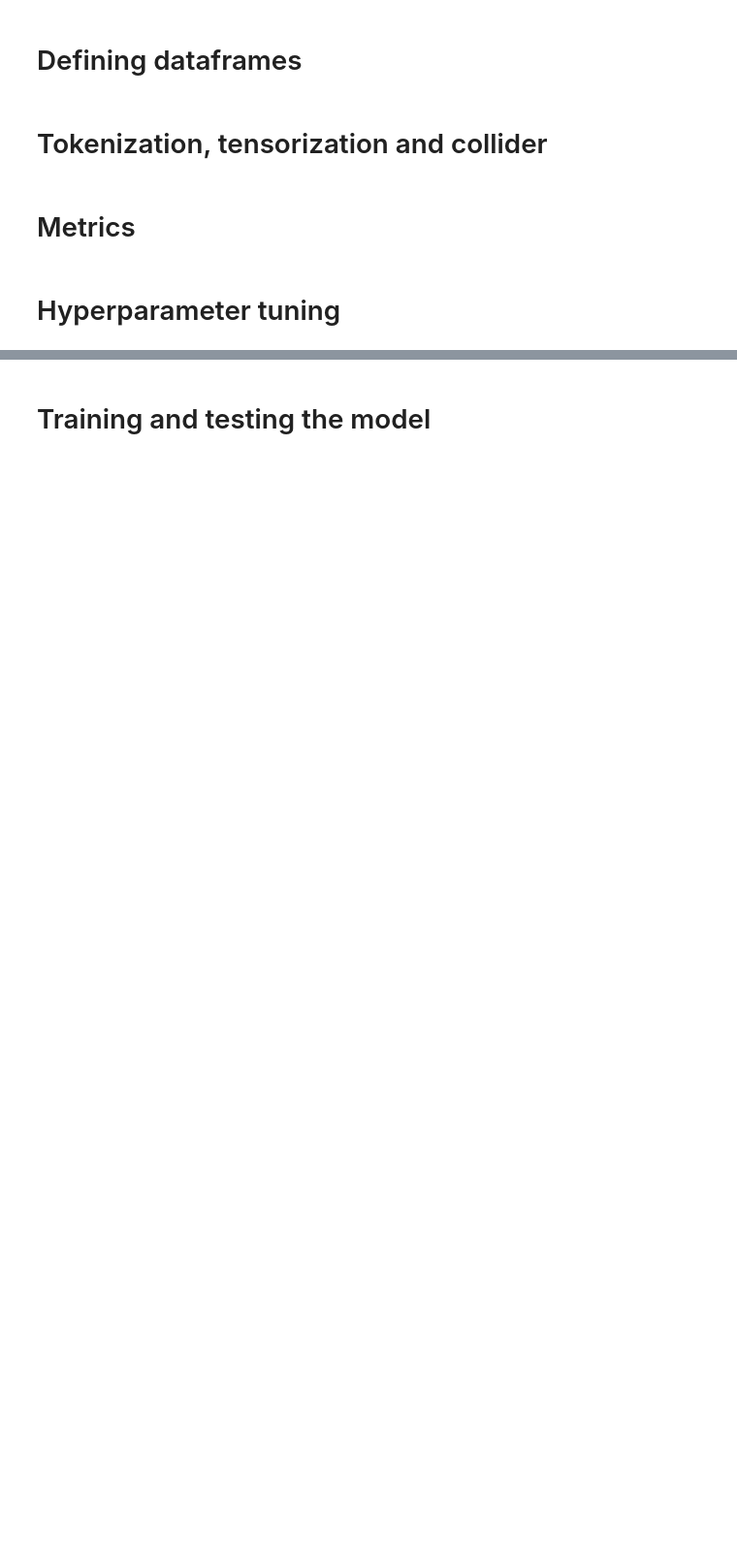
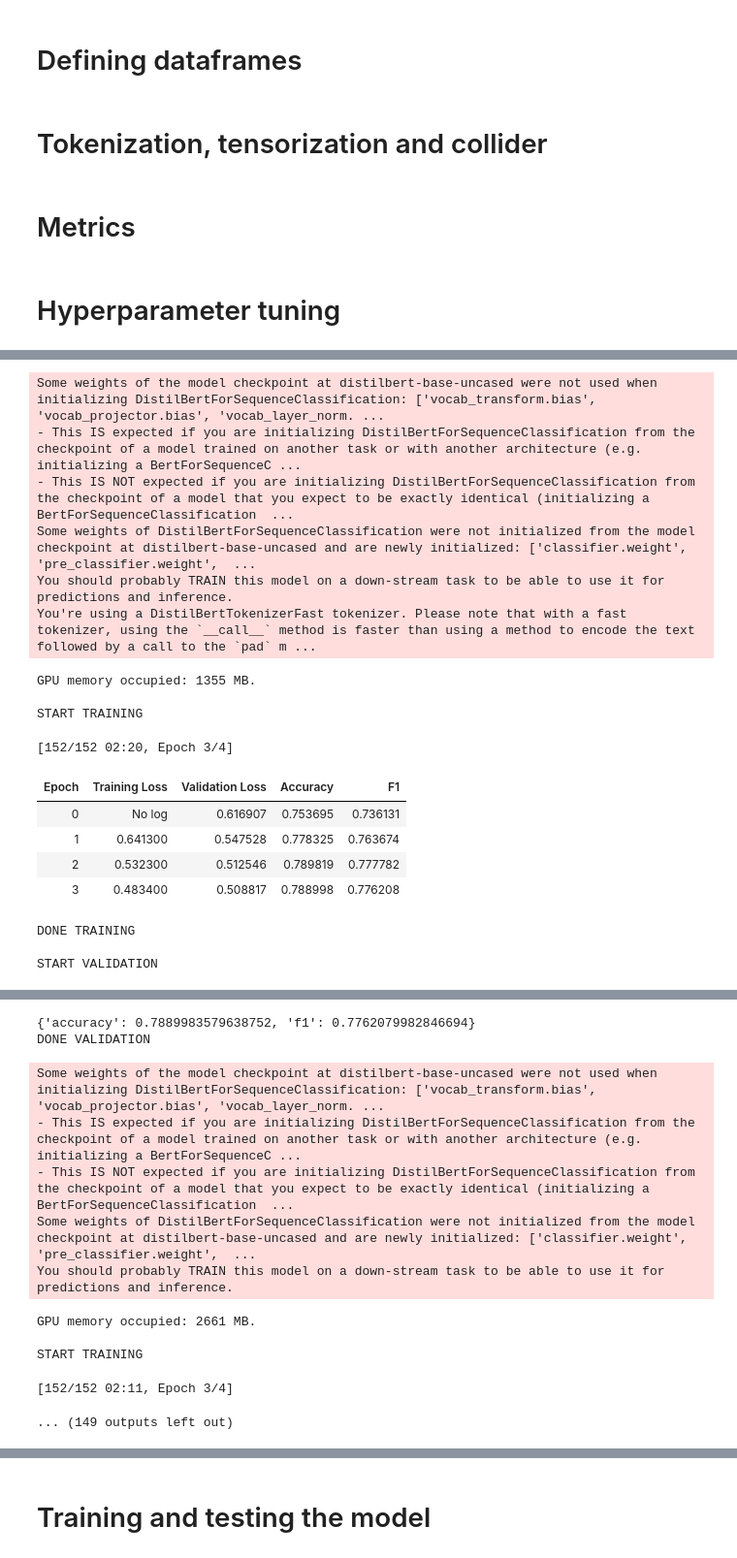
Before and after one commit to tommasomncttn/EffectiveEssayWithNLP, a Jupyter notebook: model's notebook/DISTILBER(Hyperparamsearch).ipynb, the cells around one changed output, grey strips where cells are left out. Shown at 97% size. Saved outputs shown, nothing was run; the diff lists cells and outputs as text; code cells hidden in the pictures; blank space fills up the shorter version.

```diff
--- a/model's notebook/DISTILBER(Hyperparamsearch).ipynb
+++ b/model's notebook/DISTILBER(Hyperparamsearch).ipynb
@@ -185,20 +178,14 @@ model_nm = "distilbert-base-uncased"
 # %% [markdown]
 # Defining dataframes
 # %%
-# ===========================================
-# ||                                       ||
-# ||Section 4: Importing doc and split     ||
-# ||                                       ||
-# ===========================================
-
 # Read csv files to create pandas dataframes
-path2test = '/content/drive/MyDrive/ML_proj/zaazazza/Copia de test_df.csv'
+path2test = '/content/drive/MyDrive/GOOD DATA/clean_test_data.csv'
 test_df = pd.read_csv(path2test)
 
-path2val = '/content/drive/MyDrive/ML_proj/zaazazza/Copia de validation_df.csv'
+path2val = '/content/drive/MyDrive/GOOD DATA/clean_validation_data.csv'
 validation_df = pd.read_csv(path2val)
 
-path2train = '/content/drive/MyDrive/ML_proj/zaazazza/Copia de train_df.csv'
+path2train = '/content/drive/MyDrive/GOOD DATA/augmented_cleaned_train_df.csv'
 train_df = pd.read_csv(path2train)
 
 # Renaming columns
@@ -263,11 +244,7 @@ def compute_metrics(pred):
 # %% [markdown]
 # Hyperparameter tuning
 # %%
-# ===========================================
-# ||                                       ||
-# ||Section 7: hyperparameter search       ||
-# ||                                       ||
-# ===========================================
+
 num_r = 1
 
 # Define the search space for hyperparameters using Optuna's distributions.
@@ -334,7 +311,7 @@ def objective(trial):
 
 # Define the Optuna study and run the hyperparameter search.
 study = optuna.create_study(direction='minimize')
-study.optimize(objective, n_trials=50)
+study.optimize(objective, n_trials=20)
 print(study.best_params)
 best_trial = study.best_trial
 
@@ -342,3 +319,4 @@ best_trial = study.best_trial
 best_num_train_epochs = best_trial.params['num_train_epochs']
 best_weight_decay = best_trial.params['weight_decay']
 best_learning_rate = best_trial.params['learning_rate']
+# %% [output]
@@ -344,0 +324,18 @@ best_learning_rate = best_trial.params['learning_rate']
+Some weights of the model checkpoint at distilbert-base-uncased were not used when initializing DistilBertForSequenceClassification: ['vocab_transform.bias', 'vocab_projector.bias', 'vocab_layer_norm. ...
+- This IS expected if you are initializing DistilBertForSequenceClassification from the checkpoint of a model trained on another task or with another architecture (e.g. initializing a BertForSequenceC ...
+- This IS NOT expected if you are initializing DistilBertForSequenceClassification from the checkpoint of a model that you expect to be exactly identical (initializing a BertForSequenceClassification  ...
+Some weights of DistilBertForSequenceClassification were not initialized from the model checkpoint at distilbert-base-uncased and are newly initialized: ['classifier.weight', 'pre_classifier.weight',  ...
+You should probably TRAIN this model on a down-stream task to be able to use it for predictions and inference.
+You're using a DistilBertTokenizerFast tokenizer. Please note that with a fast tokenizer, using the `__call__` method is faster than using a method to encode the text followed by a call to the `pad` m ...
+GPU memory occupied: 1355 MB.
+
+START TRAINING
+[152/152 02:20, Epoch 3/4]
+| Epoch | Training Loss | Validation Loss | Accuracy | F1 |
+| 0 | No log | 0.616907 | 0.753695 | 0.736131 |
+| 1 | 0.641300 | 0.547528 | 0.778325 | 0.763674 |
+| 2 | 0.532300 | 0.512546 | 0.789819 | 0.777782 |
+| 3 | 0.483400 | 0.508817 | 0.788998 | 0.776208 |
+DONE TRAINING
+
+START VALIDATION
@@ -345 +344,13 @@ best_learning_rate = best_trial.params['learning_rate']
+{'accuracy': 0.7889983579638752, 'f1': 0.7762079982846694}
+DONE VALIDATION
+Some weights of the model checkpoint at distilbert-base-uncased were not used when initializing DistilBertForSequenceClassification: ['vocab_transform.bias', 'vocab_projector.bias', 'vocab_layer_norm. ...
+- This IS expected if you are initializing DistilBertForSequenceClassification from the checkpoint of a model trained on another task or with another architecture (e.g. initializing a BertForSequenceC ...
+- This IS NOT expected if you are initializing DistilBertForSequenceClassification from the checkpoint of a model that you expect to be exactly identical (initializing a BertForSequenceClassification  ...
+Some weights of DistilBertForSequenceClassification were not initialized from the model checkpoint at distilbert-base-uncased and are newly initialized: ['classifier.weight', 'pre_classifier.weight',  ...
+You should probably TRAIN this model on a down-stream task to be able to use it for predictions and inference.
+GPU memory occupied: 2661 MB.
+
+START TRAINING
+[152/152 02:11, Epoch 3/4]
+... (149 outputs left out)
 # %% [markdown]
```
Also changed, not shown: parts of 12 cells of this notebook, 3 other files.
